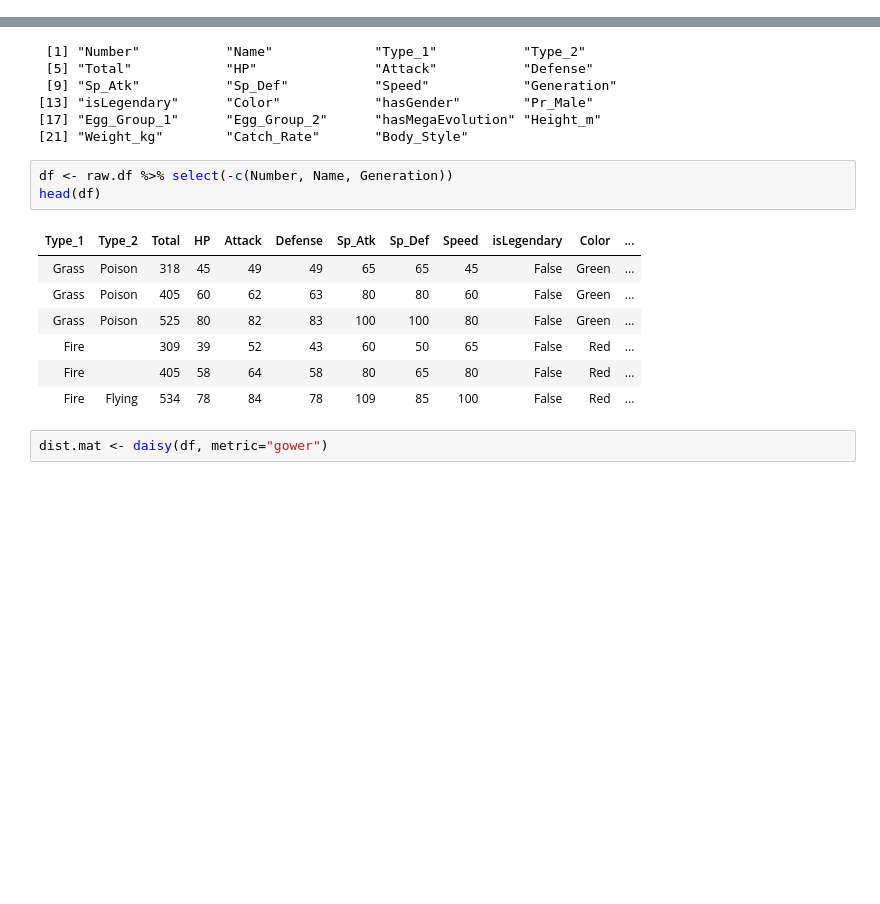
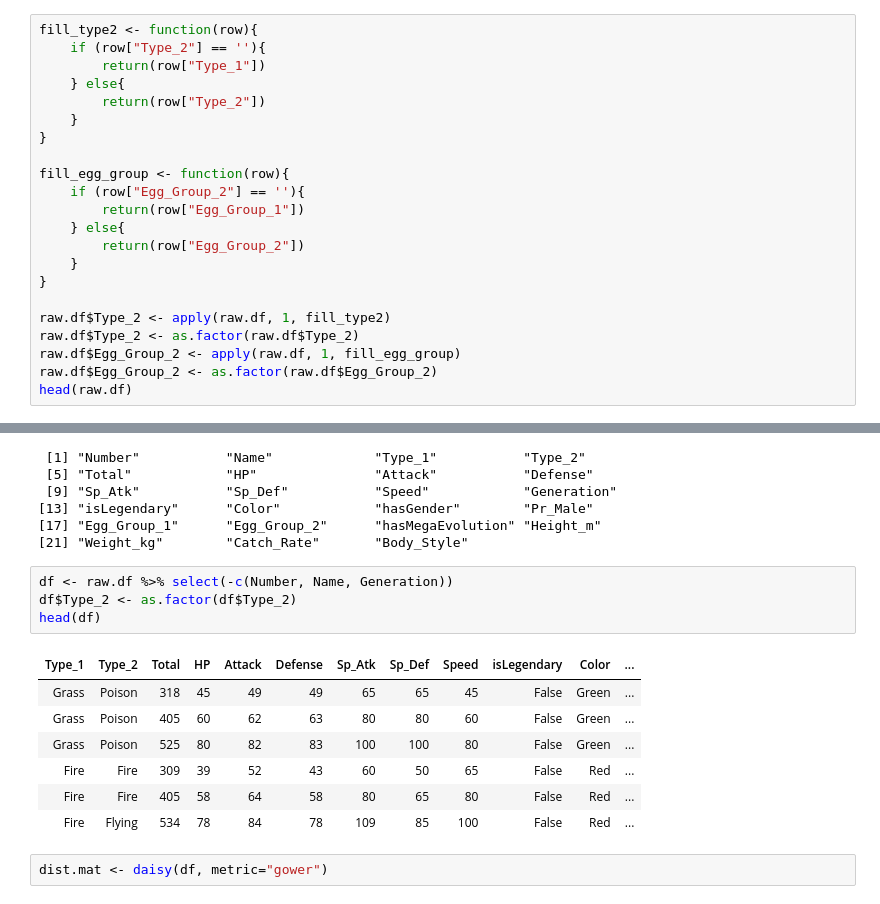
Before and after one commit to gibsramen/gUMAP, a Jupyter notebook: notebooks/pokemon_R.ipynb, the cells around one changed output, grey strips where cells are left out. Saved outputs shown, nothing was run; the diff lists cells and outputs as text; blank space fills up the shorter version.

```diff
--- a/notebooks/pokemon_R.ipynb
+++ b/notebooks/pokemon_R.ipynb
@@ -23,3 +23,25 @@ head(raw.df)
 | 4 | Charmander | Fire |  | 309 | 39 | 52 | 43 | 60 | 50 | ... | Red | ... |
 | 5 | Charmeleon | Fire |  | 405 | 58 | 64 | 58 | 80 | 65 | ... | Red | ... |
 | 6 | Charizard | Fire | Flying | 534 | 78 | 84 | 78 | 109 | 85 | ... | Red | ... |
+# %%
+fill_type2 <- function(row){
+    if (row["Type_2"] == ''){
+        return(row["Type_1"])
+    } else{
+        return(row["Type_2"])
+    }
+}
+
+fill_egg_group <- function(row){
+    if (row["Egg_Group_2"] == ''){
+        return(row["Egg_Group_1"])
+    } else{
+        return(row["Egg_Group_2"])
+    }
+}
+
+raw.df$Type_2 <- apply(raw.df, 1, fill_type2)
+raw.df$Type_2 <- as.factor(raw.df$Type_2)
+raw.df$Egg_Group_2 <- apply(raw.df, 1, fill_egg_group)
+raw.df$Egg_Group_2 <- as.factor(raw.df$Egg_Group_2)
+head(raw.df)
@@ -34,14 +64,15 @@ colnames(raw.df)
 [21] "Weight_kg"        "Catch_Rate"       "Body_Style"
 # %%
 df <- raw.df %>% select(-c(Number, Name, Generation))
+df$Type_2 <- as.factor(df$Type_2)
 head(df)
 # %% [output]
 | Type_1 | Type_2 | Total | HP | Attack | Defense | Sp_Atk | Sp_Def | Speed | isLegendary | Color | ... |
 | Grass | Poison | 318 | 45 | 49 | 49 | 65 | 65 | 45 | False | Green | ... |
 | Grass | Poison | 405 | 60 | 62 | 63 | 80 | 80 | 60 | False | Green | ... |
 | Grass | Poison | 525 | 80 | 82 | 83 | 100 | 100 | 80 | False | Green | ... |
-| Fire |  | 309 | 39 | 52 | 43 | 60 | 50 | 65 | False | Red | ... |
-| Fire |  | 405 | 58 | 64 | 58 | 80 | 65 | 80 | False | Red | ... |
+| Fire | Fire | 309 | 39 | 52 | 43 | 60 | 50 | 65 | False | Red | ... |
+| Fire | Fire | 405 | 58 | 64 | 58 | 80 | 65 | 80 | False | Red | ... |
 | Fire | Flying | 534 | 78 | 84 | 78 | 109 | 85 | 100 | False | Red | ... |
 # %%
 dist.mat <- daisy(df, metric="gower")
```
Also changed, not shown: parts of 3 cells of this notebook, 9 other files.
